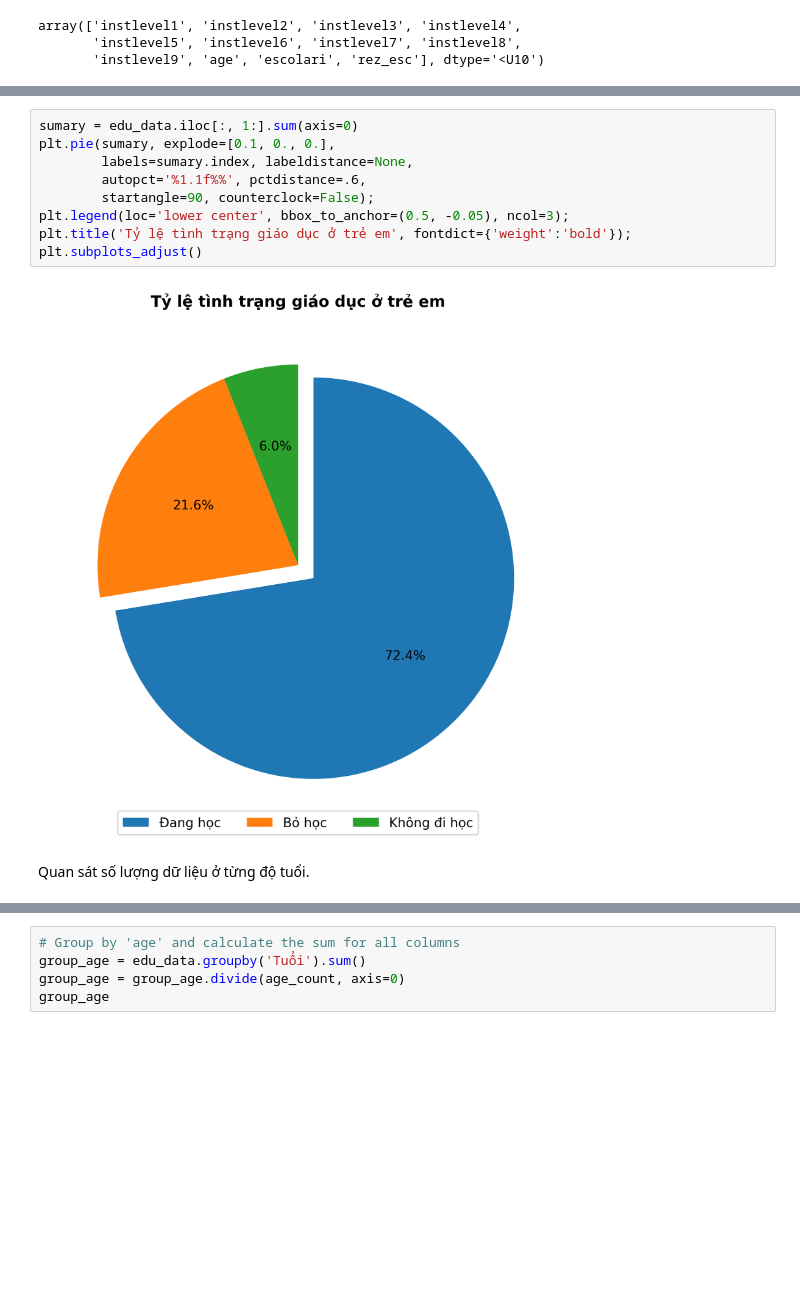
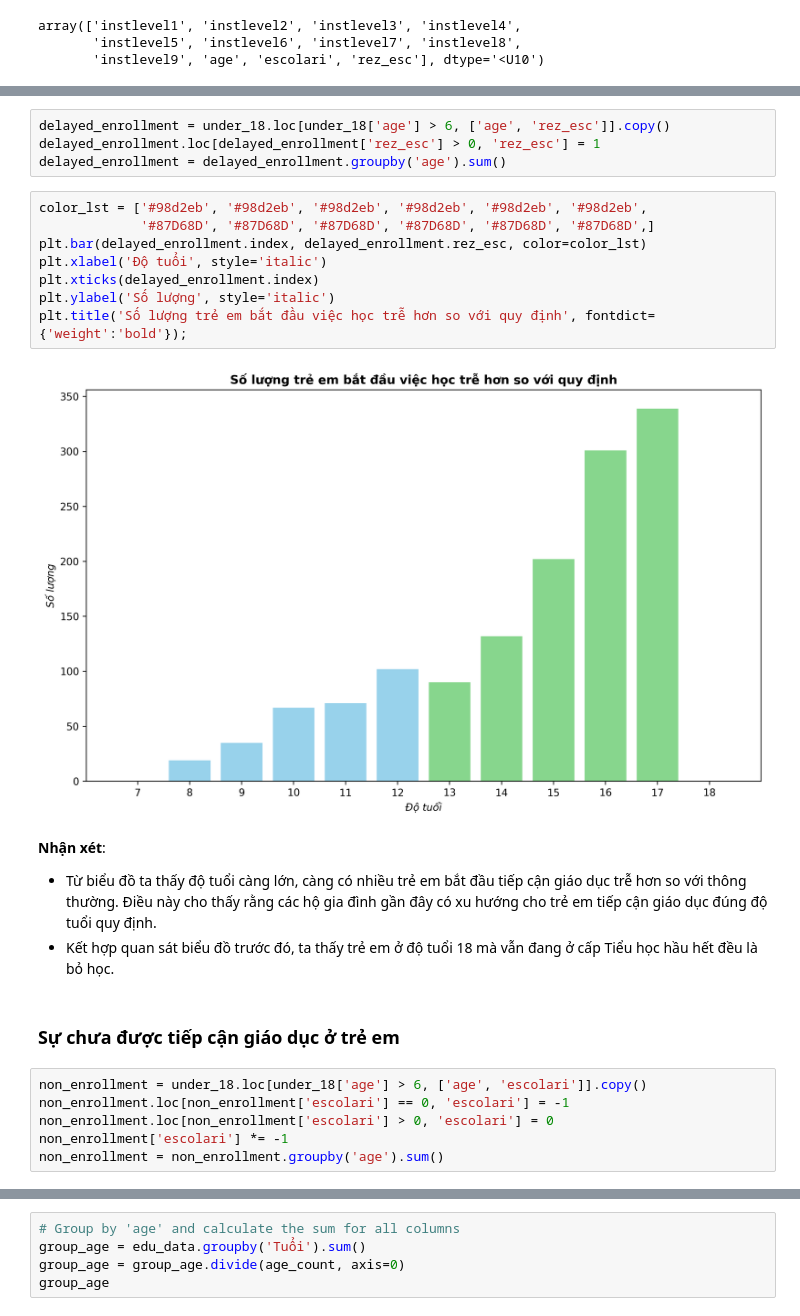
Before and after one commit to iam-Dylan/costa-rican-household, a Jupyter notebook: source/eda_DK.ipynb, the cells around one changed output, grey strips where cells are left out. Drawn from its saved outputs; the diff is of its cells as text; blank space fills up the shorter version.

```diff
--- a/source/eda_DK.ipynb
+++ b/source/eda_DK.ipynb
@@ -159,13 +144,26 @@ KeyError: 'rez_esc-missing'
-# %%
-sumary = edu_data.iloc[:, 1:].sum(axis=0)
-plt.pie(sumary, explode=[0.1, 0., 0.],
-        labels=sumary.index, labeldistance=None,
-        autopct='%1.1f%%', pctdistance=.6,
-        startangle=90, counterclock=False);
-plt.legend(loc='lower center', bbox_to_anchor=(0.5, -0.05), ncol=3);
-plt.title('Tỷ lệ tình trạng giáo dục ở trẻ em', fontdict={'weight':'bold'});
-plt.subplots_adjust()
-# %% [output]
-[figure, removed]
-# %% [markdown]
-Quan sát số lượng dữ liệu ở từng độ tuổi.
+# %%
+delayed_enrollment = under_18.loc[under_18['age'] > 6, ['age', 'rez_esc']].copy()
+delayed_enrollment.loc[delayed_enrollment['rez_esc'] > 0, 'rez_esc'] = 1
+delayed_enrollment = delayed_enrollment.groupby('age').sum()
+# %%
+color_lst = ['#98d2eb', '#98d2eb', '#98d2eb', '#98d2eb', '#98d2eb', '#98d2eb',
+             '#87D68D', '#87D68D', '#87D68D', '#87D68D', '#87D68D', '#87D68D',]
+plt.bar(delayed_enrollment.index, delayed_enrollment.rez_esc, color=color_lst)
+plt.xlabel('Độ tuổi', style='italic')
+plt.xticks(delayed_enrollment.index)
+plt.ylabel('Số lượng', style='italic')
+plt.title('Số lượng trẻ em bắt đầu việc học trễ hơn so với quy định', fontdict={'weight':'bold'});
+# %% [output]
+[figure, added]
+# %% [markdown]
+**Nhận xét**:
+- Từ biểu đồ ta thấy độ tuổi càng lớn, càng có nhiều trẻ em bắt đầu tiếp cận giáo dục trễ hơn so với thông thường. Điều này cho thấy rằng các hộ gia đình gần đây có xu hướng cho trẻ em tiếp cận giáo dục đúng độ tuổi quy định.
+- Kết hợp quan sát biểu đồ trước đó, ta thấy trẻ em ở độ tuổi 18 mà vẫn đang ở cấp Tiểu học hầu hết đều là bỏ học.
+# %% [markdown]
+### Sự chưa được tiếp cận giáo dục ở trẻ em
+# %%
+non_enrollment = under_18.loc[under_18['age'] > 6, ['age', 'escolari']].copy()
+non_enrollment.loc[non_enrollment['escolari'] == 0, 'escolari'] = -1
+non_enrollment.loc[non_enrollment['escolari'] > 0, 'escolari'] = 0
+non_enrollment['escolari'] *= -1
+non_enrollment = non_enrollment.groupby('age').sum()
```
Also changed, not shown: parts of 15 cells of this notebook.
